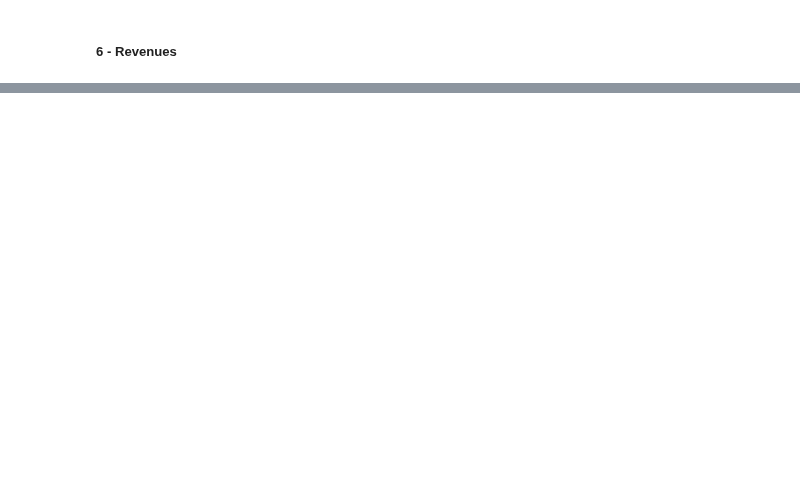
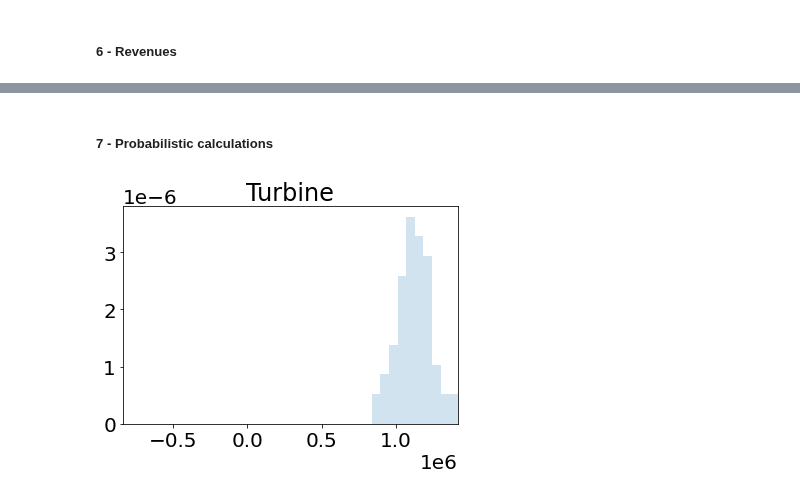
Before and after one commit to VanOord/OpenSCSim, a Jupyter notebook: Scenario 1.ipynb, the cells around one changed output, grey strips where cells are left out. Drawn from its saved outputs; the diff is of its cells as text; code cells hidden in the pictures; blank space fills up the shorter version.

Commit message:
Prob calculations

```diff
--- a/Scenario 1.ipynb
+++ b/Scenario 1.ipynb
@@ -1397,0 +1398,2 @@ create_npv_plot(df_combined_npv, title='Scenario 1 with revenues\n Wind park 100
+# %% [markdown]
+##### 7 - Probabilistic calculations
@@ -1397,0 +1403,6 @@ create_npv_plot(df_combined_npv, title='Scenario 1 with revenues\n Wind park 100
+# %%
+# Create a list of capex_per_unit's
+capex_per_unit = stats.norm(turbine_data['capex_per_unit'],turbine_data['capex_per_unit']*0.1)
+capex_per_unit_realisations = capex_per_unit.rvs(100)
+
+Turbine.capex_per_unit = value
@@ -1397,0 +1526,8 @@ create_npv_plot(df_combined_npv, title='Scenario 1 with revenues\n Wind park 100
+# %%
+fig, ax = plt.subplots(1, 1)
+plt.hist(capex_per_unit_realisations, density=True, bins='auto', histtype='stepfilled', alpha=0.2)
+ax.set_xlim([round(-min(capex_per_unit_realisations)), round(max(capex_per_unit_realisations))])
+ax.set_title(turbine_data['component'])
+plt.show()
+# %% [output]
+[figure, added]
```
Also changed, not shown: parts of 25 cells of this notebook.
